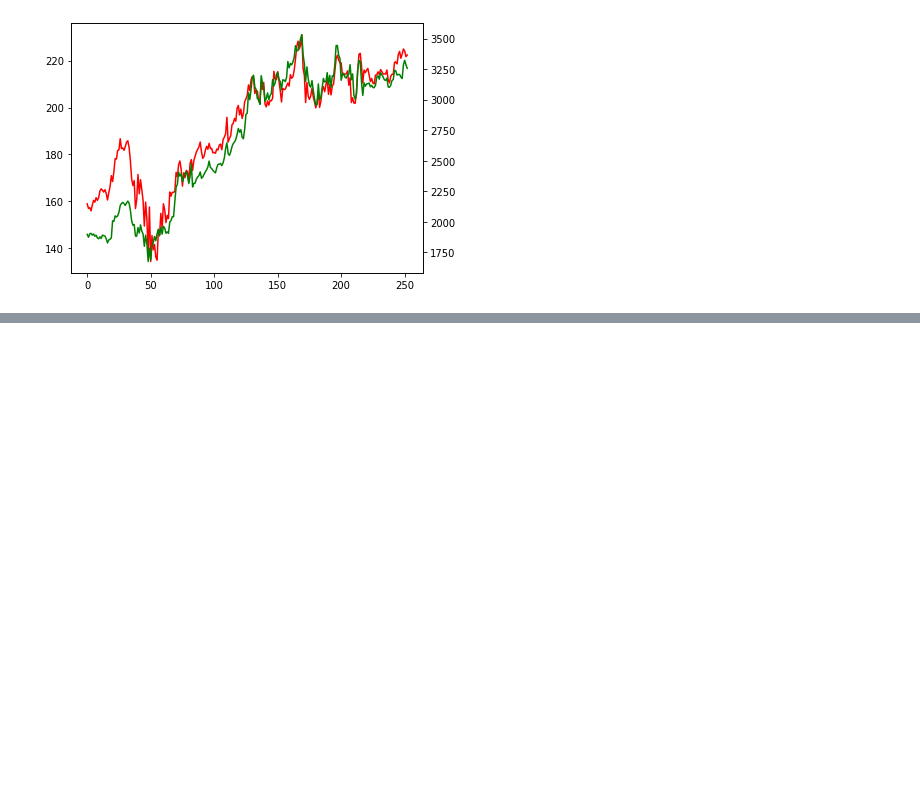
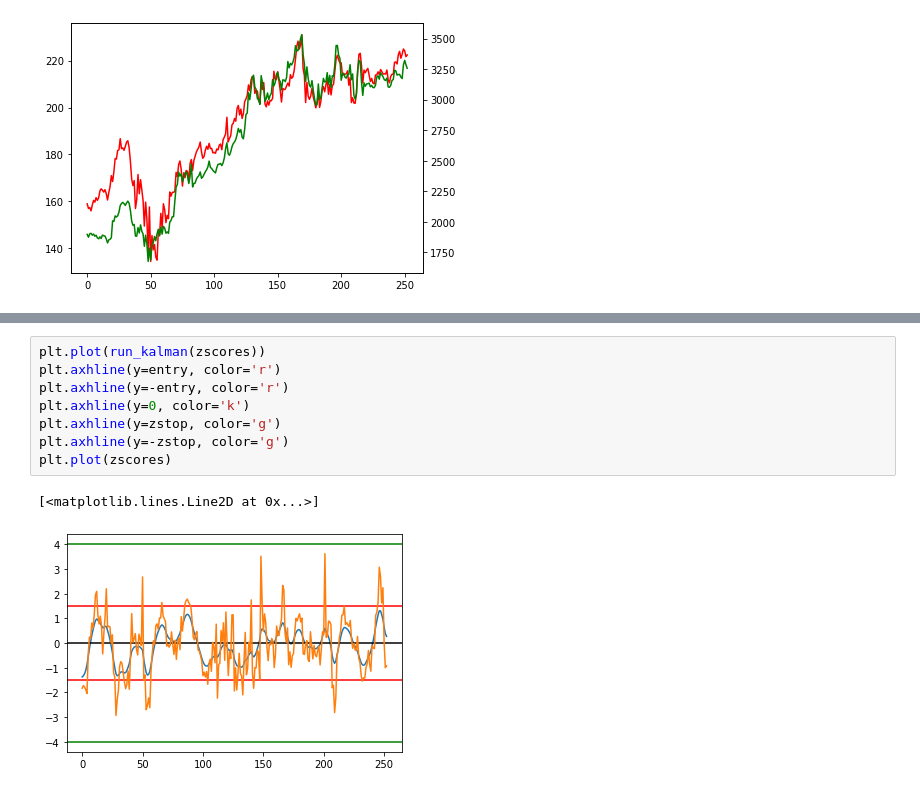
Before and after one commit to BlackBoxTrading1/PairTrading, a Jupyter notebook: quantconnect/pair_tester.ipynb, the cells around one changed output, grey strips where cells are left out. Drawn from its saved outputs; the diff is of its cells as text; blank space fills up the shorter version.

```diff
--- a/quantconnect/pair_tester.ipynb
+++ b/quantconnect/pair_tester.ipynb
@@ -122,0 +135,11 @@ plt.show()
+# %%
+plt.plot(run_kalman(zscores))
+plt.axhline(y=entry, color='r')
+plt.axhline(y=-entry, color='r')
+plt.axhline(y=0, color='k')
+plt.axhline(y=zstop, color='g')
+plt.axhline(y=-zstop, color='g')
+plt.plot(zscores)
+# %% [output]
+[<matplotlib.lines.Line2D at 0x...>]
+[figure, added]
```
Also changed, not shown: parts of 5 cells of this notebook, 3 other files.
